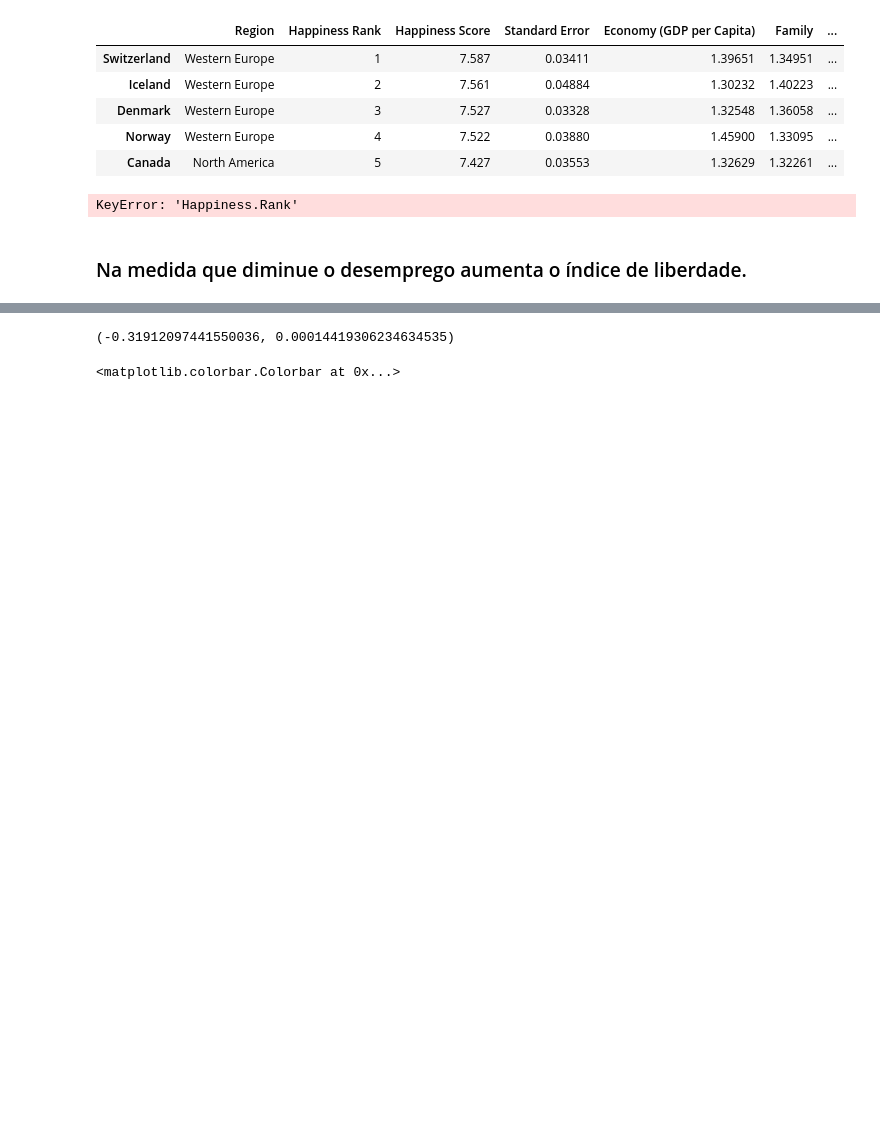
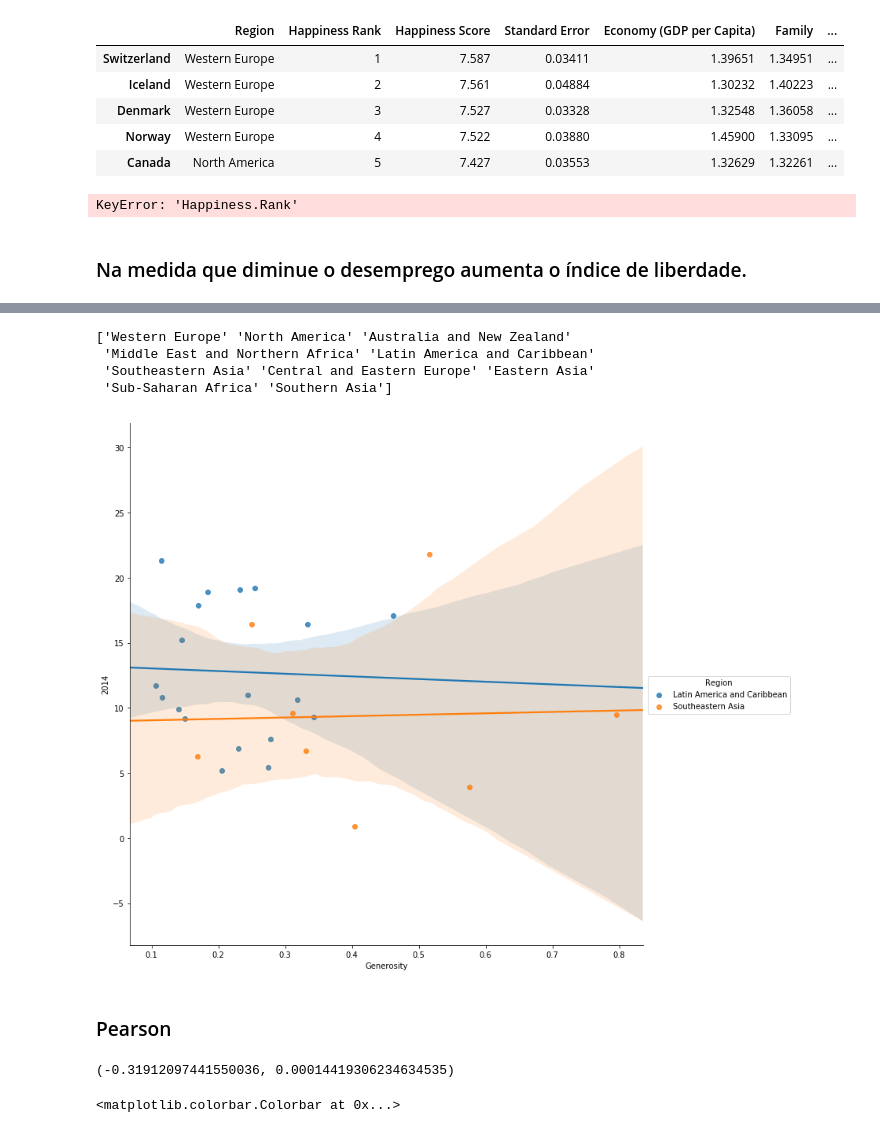
Before and after one commit to marianhoc/world-happiness-analisis, a Jupyter notebook: NOVOS-DADOS/Adicionando-BD-Desemprego.ipynb, the cells around one changed output, grey strips where cells are left out. Drawn from its saved outputs; the diff is of its cells as text; code cells hidden in the pictures; blank space fills up the shorter version.

```diff
--- a/NOVOS-DADOS/Adicionando-BD-Desemprego.ipynb
+++ b/NOVOS-DADOS/Adicionando-BD-Desemprego.ipynb
@@ -85,3 +93,20 @@ sns.lmplot(x="Generosity", y="2014", hue="Region", data=ano_com_desemprego, scat
+# %%
+# analisamos o indice de generocidade de america latina e Asia
+
+generosidade = ano_com_desemprego[ano_com_desemprego["Region"].str.match("Southeastern Asia|Latin America and Caribbean")]
+print(ano_com_desemprego.Region.unique())
+
+# eliminando extremos no indice de desemprego
+generosidade = generosidade[generosidade["2014"]<25]
+sns.lmplot(x="Generosity", y="2014", hue="Region", data=generosidade, scatter=True, size=10);
+# %% [output]
+['Western Europe' 'North America' 'Australia and New Zealand'
+ 'Middle East and Northern Africa' 'Latin America and Caribbean'
+ 'Southeastern Asia' 'Central and Eastern Europe' 'Eastern Asia'
+ 'Sub-Saharan Africa' 'Southern Asia']
+[figure, added]
+# %% [markdown]
+### Pearson
 # %%
 from scipy import stats
 stats.pearsonr(ano_com_desemprego["Generosity"], ano_com_desemprego["2014"])
```
Also changed, not shown: parts of 3 cells of this notebook.
